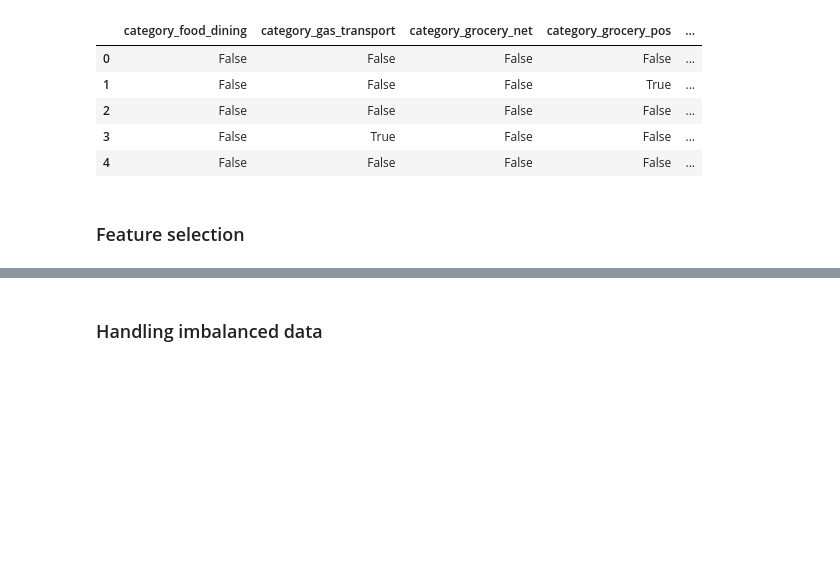
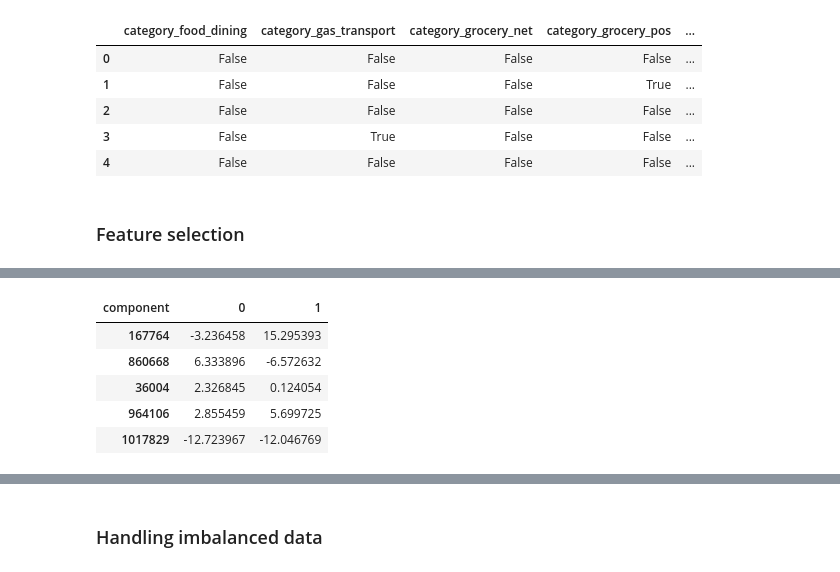
Before and after one commit to ArtemAntonov/Credit-Card-Transactions-Fraud-Detection, a Jupyter notebook: 2. Preprocessing.ipynb, the cells around one changed output, grey strips where cells are left out. Saved outputs shown, nothing was run; the diff lists cells and outputs as text; code cells hidden in the pictures; blank space fills up the shorter version.

```diff
--- a/2. Preprocessing.ipynb
+++ b/2. Preprocessing.ipynb
@@ -124,0 +130,17 @@ del df
+# %%
+import prince
+
+famd = prince.FAMD(n_components=20, random_state=42)
+famd.fit(X_train)
+# %%
+X_train = famd.transform(X_train)
+X_test = famd.transform(X_test)
+# %%
+X_train.head()
+# %% [output]
+| component | 0 | 1 |
+| 167764 | -3.236458 | 15.295393 |
+| 860668 | 6.333896 | -6.572632 |
+| 36004 | 2.326845 | 0.124054 |
+| 964106 | 2.855459 | 5.699725 |
+| 1017829 | -12.723967 | -12.046769 |
```
Also changed, not shown: parts of 3 cells of this notebook.
